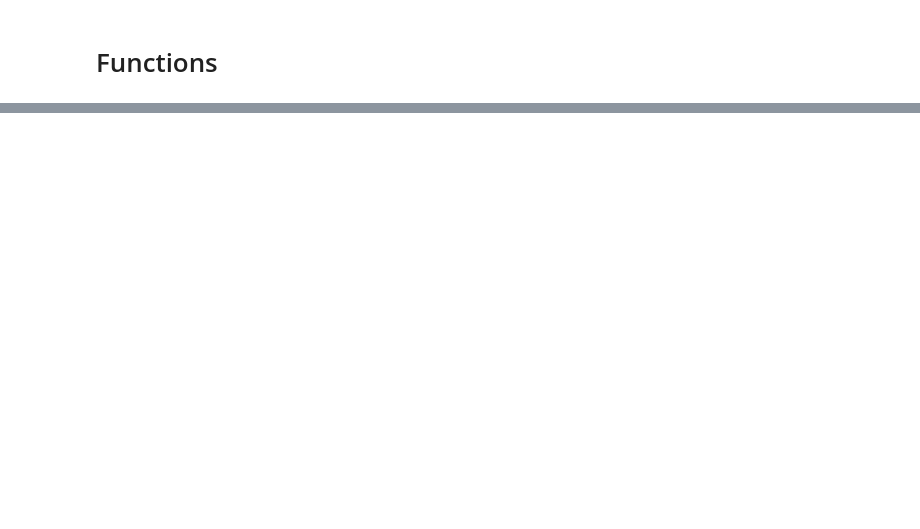
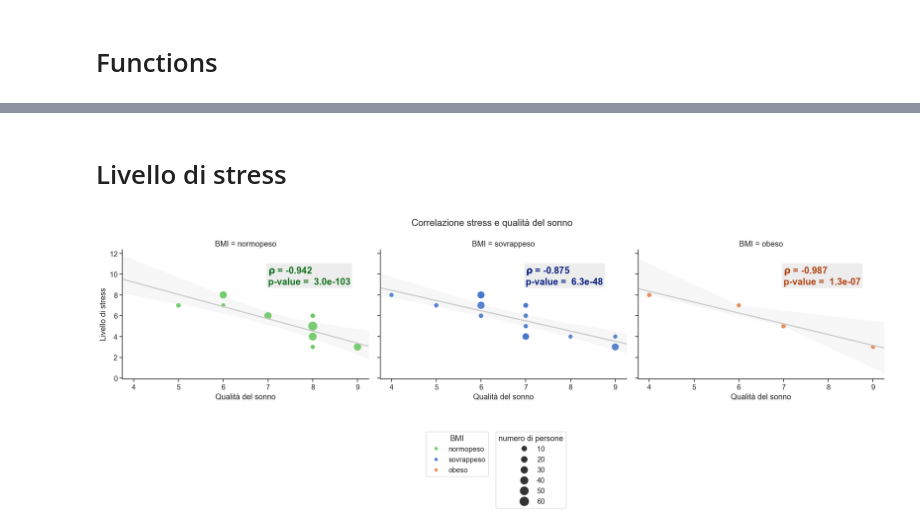
Before and after one commit to fachinmax/sleep_project, a Jupyter notebook: presentation.ipynb, the cells around one changed output, grey strips where cells are left out. Cells and saved outputs as stored; diff of their text form; code cells hidden in the pictures; blank space fills up the shorter version.

```diff
--- a/presentation.ipynb
+++ b/presentation.ipynb
@@ -24,30 +83,2 @@ df = pd.read_parquet('./Sleep_health_and_lifestyle_dataset_preprocessed.parquet'
 # %% [markdown]
 # Functions
-# %%
-def show_scatter_plot(df, x, y, hue=None, style=None):
-    if style:
-        df_sliced = df[ [x, y, hue, style] ]
-    elif hue:
-        df_sliced = df[ [x, y, hue] ]
-    else:
-        df_sliced = df[ [x, y] ]
-
-    df_sliced = df_sliced.value_counts().reset_index()
-    # ax = sns.relplot(data=df_sliced, x=x, y=y, hue=hue, style=style, size='count', sizes=(50, 300))
-    ax = sns.scatterplot(data=df_sliced, x=x, y=y, hue=hue, style=style, size='count', sizes=(50, 300))
-
-    return ax
-
-
-def calculate_correlation(df, x, y, col_cat, slope=False):
-    list_cat = df[col_cat].unique()
-
-    for cat in list_cat:
-        df_cat = df[ df[col_cat] == cat ]
-        result = stats.linregress(df_cat[x], df_cat[y])
-
-        if slope:
-            str_res = f'{cat}: pearson index = {result.rvalue}, p value = {result.pvalue}, slope: {result.slope}'
-        else:
-            str_res = f'{cat}: pearson index = {result.rvalue}, p value = {result.pvalue}'
-        print(str_res)
@@ -79,5 +84,0 @@ sns.lmplot(data=df, x='Age', y='Quality of Sleep',  hue='BMI Category', col='BMI
-# %%
-df_grouped = df.groupby('BMI Category')[ ['Age', 'Quality of Sleep'] ].value_counts()
-df_filtered = df_grouped.reset_index()
-g = sns.relplot(data=df_filtered, x='Age', y='Quality of Sleep', col='BMI Category', hue='BMI Category', size='count')
-g.map_dataframe(sns.regplot, x='Age', y='Quality of Sleep', truncate=False, scatter=False, ax=g.axes, color = '0.5')
@@ -232,5 +84,0 @@ Obese: pearson index = -0.8793594899535915, p value = 0.0007991916214686431
-# %%
-g = sns.JointGrid(df, x='Age', y='Quality of Sleep', hue='Sleep Disorder')
-g.plot_joint(sns.scatterplot, s=70)
-g.plot_marginals(sns.histplot, multiple='stack')
-sns.move_legend(g.ax_joint.axes, "upper left", bbox_to_anchor=(1.5, 1))
@@ -250,3 +84,0 @@ sns.move_legend(ax, "upper left", bbox_to_anchor=(1, 1))
-# %%
-g = sns.FacetGrid(df, col="BMI Category", height=5)
-g.map_dataframe(sns.histplot, x='Sleep Disorder')
@@ -320,0 +245,7 @@ Si possono notare due cose:
+# %% [markdown]
+# Livello di stress
+# %%
+show_multiple_plots(df, 'Qualità del sonno', 'Livello di stress', 'BMI', 7, 9,
+                        'Correlazione stress e qualità del sonno');
+# %% [output]
+[figure, added]
```
Also changed, not shown: parts of 95 cells of this notebook.
